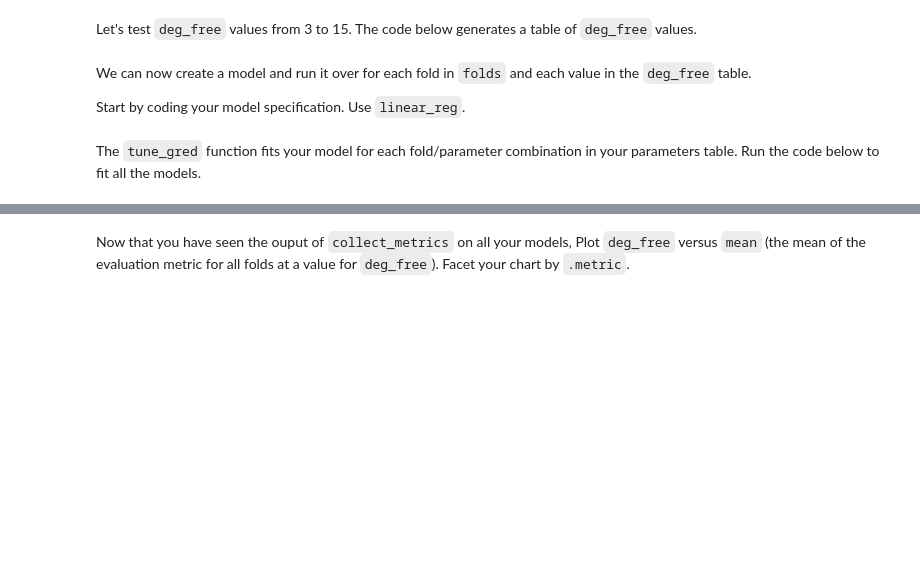
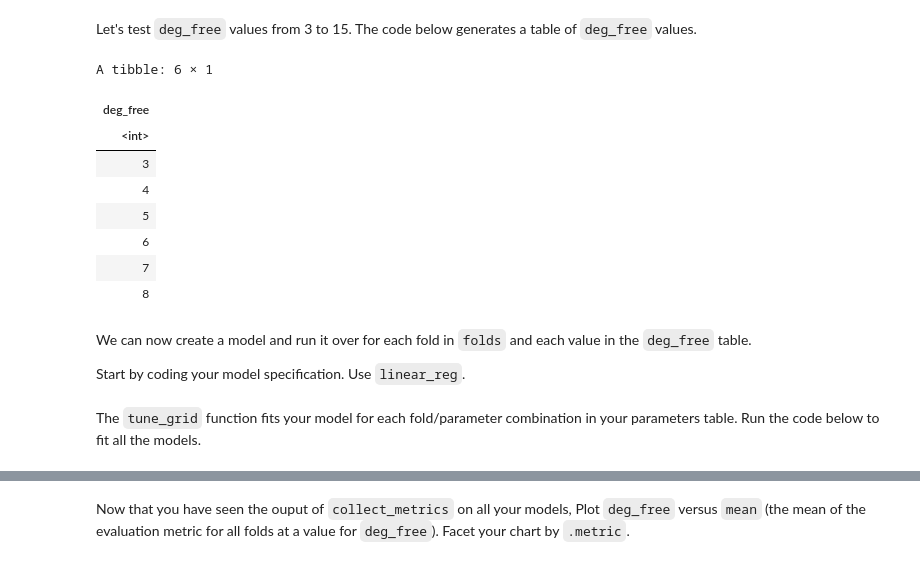
Before and after one commit to UNC-DATA-730/lecture-notebooks, a Jupyter notebook: 12-evaluating-model-performance/in-class-exercises/kfold-cv.ipynb, the cells around one changed output, grey strips where cells are left out. Saved outputs shown, nothing was run; the diff lists cells and outputs as text; code cells hidden in the pictures; blank space fills up the shorter version.

```diff
--- a/12-evaluating-model-performance/in-class-exercises/kfold-cv.ipynb
+++ b/12-evaluating-model-performance/in-class-exercises/kfold-cv.ipynb
@@ -22,6 +32,18 @@ rec = recipe(nox ~ dis, data = Boston) |>
 Let's test `deg_free` values from 3 to 15. The code below generates a table of `deg_free` values.
 # %%
 deg_free = tibble(deg_free = 3:15)
+
+deg_free |> head()
+# %% [output]
+A tibble: 6 × 1
+| deg_free |
+| <int> |
+| 3 |
+| 4 |
+| 5 |
+| 6 |
+| 7 |
+| 8 |
 # %% [markdown]
 We can now create a model and run it over for each fold in `folds` and each value in the `deg_free` table.
 
@@ -29,5 +53,5 @@ Start by coding your model specification. Use `linear_reg`.
 # %% [markdown]
-The `tune_gred` function fits your model for each fold/parameter combination in your parameters table. Run the code below to fit all the models.
+The `tune_grid` function fits your model for each fold/parameter combination in your parameters table. Run the code below to fit all the models.
 # %%
 mod_res = tune_grid(mod, rec, resamples = folds, grid = deg_free)
 
```
Also changed, not shown: parts of 11 cells of this notebook.
